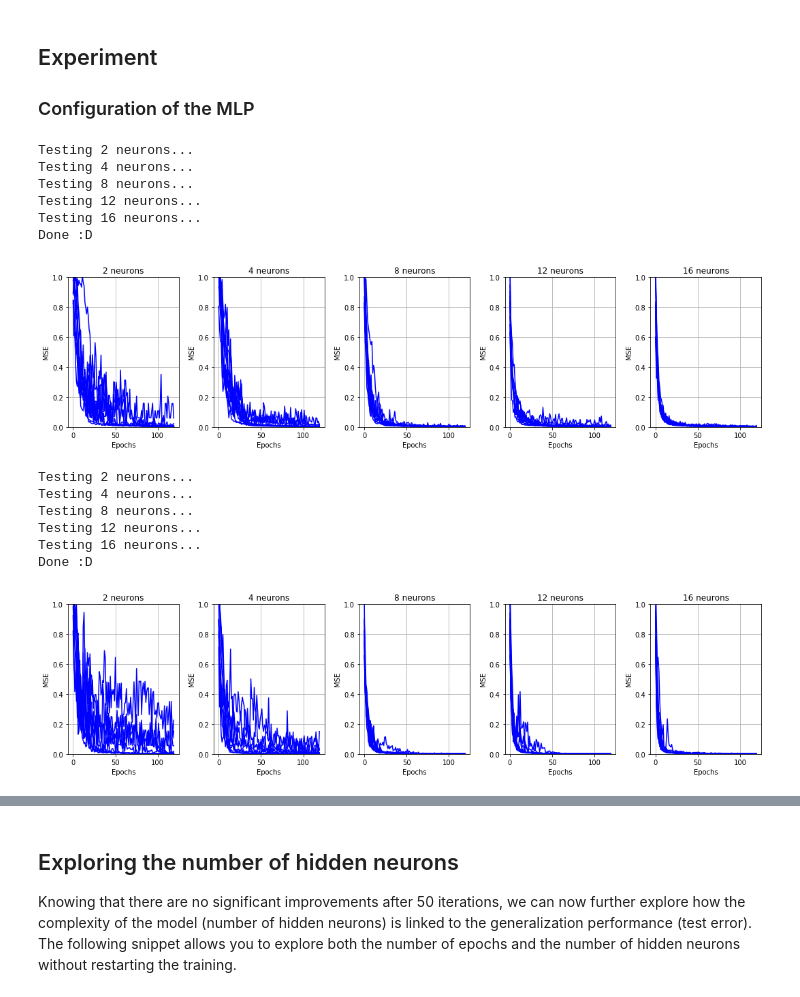
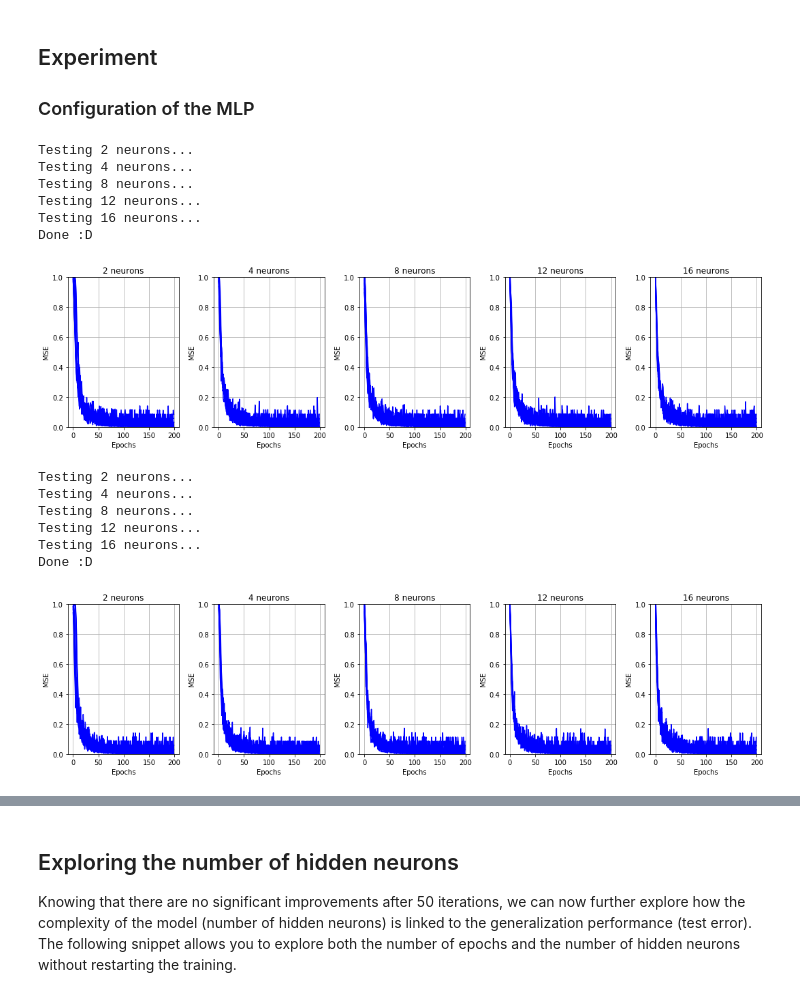
Before and after one commit to tiagoquin/mlg20-pw3, a Jupyter notebook: PW03-part2.ipynb, the cells around one changed output, grey strips where cells are left out. Cells and saved outputs as stored; diff of their text form; code cells hidden in the pictures.

```diff
--- a/PW03-part2.ipynb
+++ b/PW03-part2.ipynb
@@ -25,12 +25,12 @@ from python_speech_features import mfcc
 ## 1. Man vs Woman. Use only the natural voices of men and women to train a neural network that recognizes the gender of the speaker.
 # %%
 # Read all files starting with a pattern
-def readFiles(pattern):
+def readFiles(firstPattern, SecPattern):
     sounds = []
     for file in os.scandir(PATH):
-        if file.name.startswith(pattern):
+        if file.name.startswith(firstPattern) or file.name.startswith(SecPattern):
             sample_rate, signal = wav.read(os.path.join(PATH, file.name))
-            sound_class = [1] if file.name.startswith(pattern + 'f') else [-1]
+            sound_class = [1] if file.name.startswith(firstPattern + 'f') or file.name.startswith(SecPattern + 'f') else [-1]
             sounds.append((sample_rate, signal, file.name, sound_class))
 
     print(len(sounds), ' elements have been read')
@@ -45,7 +45,7 @@ def plotSound(signal, name):
     pl.title(name)
     pl.grid()
 
-sounds = readFiles('na')
+sounds = readFiles('na', 'sa')
 
 # Let's test if the read worked...
 plotSound(sounds[0][1], sounds[0][2])
@@ -88,7 +88,13 @@ plotBoxSound(ceps_data[0], ceps_names[0])
+# %%
+from sklearn.preprocessing import MinMaxScaler
+min_max_scaler = MinMaxScaler()
+# We need this imports to normalize our data
 # %%
 # We noramlize the data
 def feature(array):
-    return list(map(lambda s: np.append( np.median(s, axis=0), np.std(s, axis=0) ), array))
+    return min_max_scaler.fit_transform (
+        list(map(lambda s: np.append( np.median(s, axis=0), np.std(s, axis=0).reshape(-1,1) ), array)),
+    (-1,1))
 
 normalized_ceps_data = feature(ceps_data)
 # %%
@@ -181,7 +187,7 @@ def k_fold_cross_validation(mlp, dataset, K=5, learning_rate=0.01, momentum=0.7,
 # Configuration
 
 N_INITS = 10
-EPOCHS = 120 # En gros, le nombre d'exécution
+EPOCHS = 200 # En gros, le nombre d'exécution
 N_NEURONS = [2, 4, 8, 12, 16]
 LEARNING_RATE = 0.002 # Pour la correction
 MOMENTUM = 0.6 # On pousse la boule avec de l'élan
@@ -221,7 +227,7 @@ def plotFigure(MSE):
         pl.grid()
     pl.tight_layout()
 # %%
-MSE = runMLP(0.002, 0.5)
+MSE = runMLP(0.012, 0.5)
 plotFigure(MSE)
 # %% [output]
 Testing 2 neurons...
@@ -230,15 +236,15 @@ Testing 8 neurons...
 Testing 12 neurons...
 Testing 16 neurons...
 Done :D
-[figure, old version]
+[figure, new version]
 # %%
-MSE = runMLP(0.003, 0.6)
+MSE = runMLP(0.011, 0.6)
 plotFigure(MSE)
 # %% [output]
 Testing 2 neurons...
 Testing 4 neurons...
 Testing 8 neurons...
 Testing 12 neurons...
 Testing 16 neurons...
 Done :D
-[figure, old version]
+[figure, new version]
```
Also changed, not shown: parts of 20 cells of this notebook.
